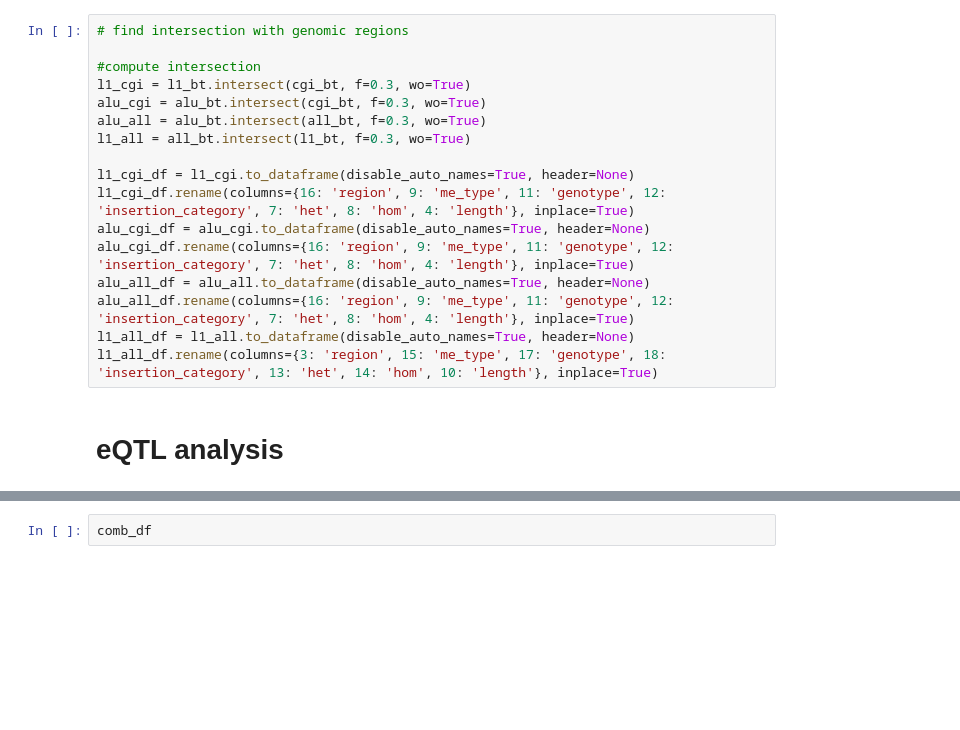
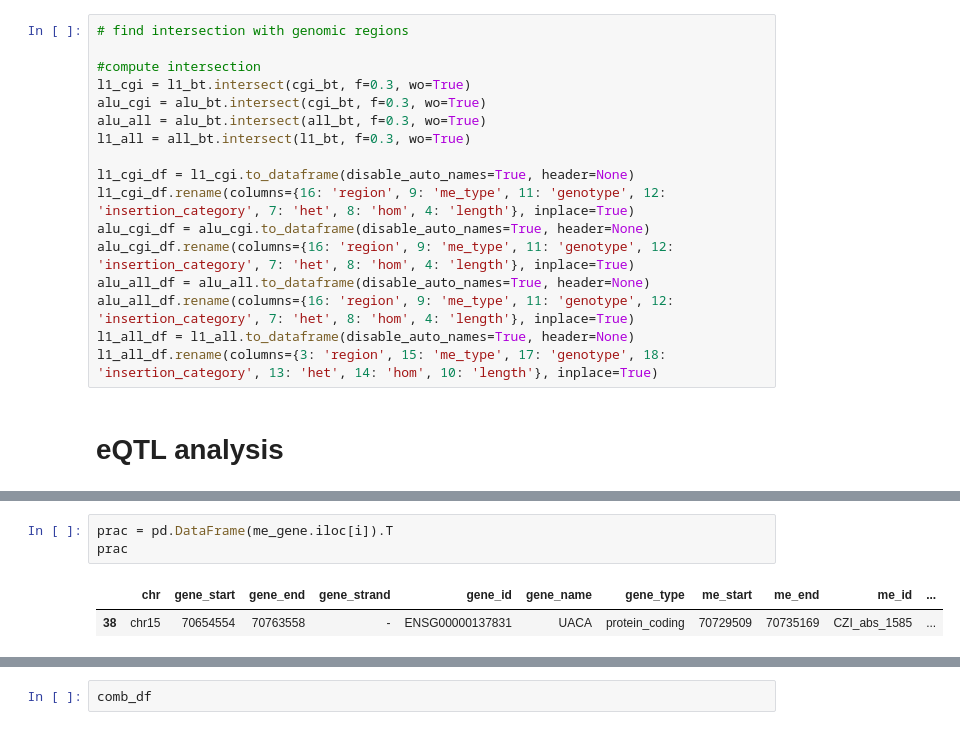
Before and after one commit to dmnburrows/me_polymorphisms, a Jupyter notebook: me_QTL.ipynb, the cells around one changed output, grey strips where cells are left out. Saved outputs shown, nothing was run; the diff lists cells and outputs as text; blank space fills up the shorter version.

```diff
--- a/me_QTL.ipynb
+++ b/me_QTL.ipynb
@@ -168,0 +278,6 @@ l1_all_df.rename(columns={3: 'region', 15: 'me_type', 17: 'genotype', 18: 'inser
+# %%
+prac = pd.DataFrame(me_gene.iloc[i]).T
+prac
+# %% [output]
+|  | chr | gene_start | gene_end | gene_strand | gene_id | gene_name | gene_type | me_start | me_end | me_id | ... |
+| 38 | chr15 | 70654554 | 70763558 | - | ENSG00000137831 | UACA | protein_coding | 70729509 | 70735169 | CZI_abs_1585 | ... |
```
Also changed, not shown: parts of 26 cells of this notebook, 2 other files.
